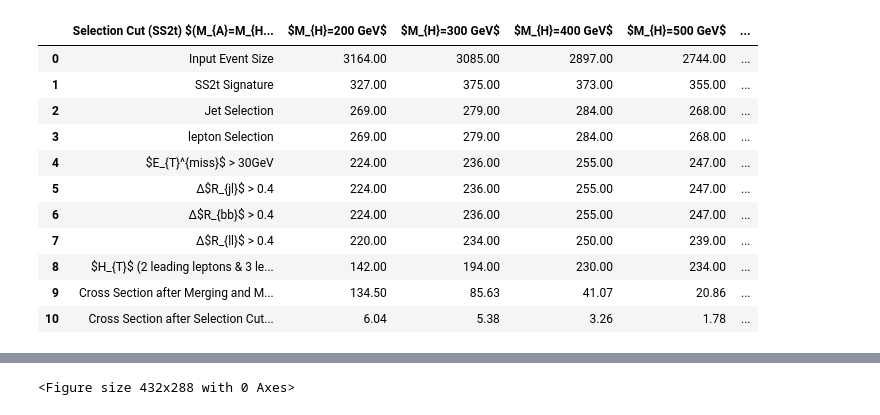
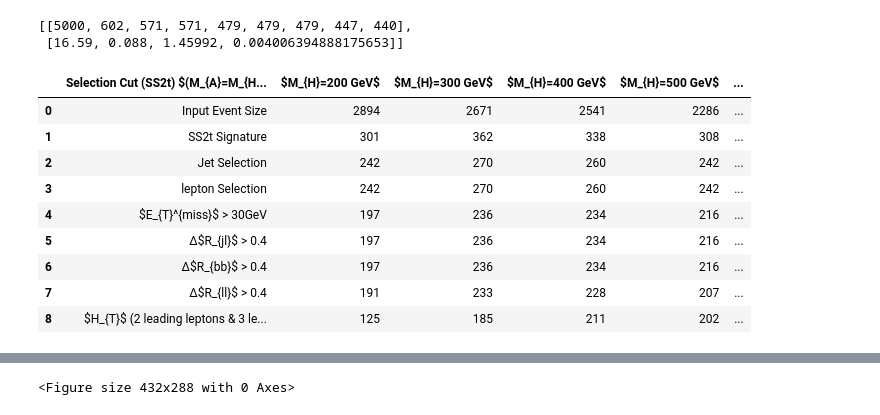
Before and after one commit to dlai211/Triple-Top, a Jupyter notebook: SS2t/SS2t.ipynb, the cells around one changed output, grey strips where cells are left out. Saved outputs shown, nothing was run; the diff lists cells and outputs as text; code cells hidden in the pictures.

```diff
--- a/SS2t/SS2t.ipynb
+++ b/SS2t/SS2t.ipynb
@@ -130,19 +130,28 @@ def function(f_Att, cs):
         if ht > 300:
             event_ht.append(i)
 
-    cs = cs * 1000
-    csf = round(cs * len(event_ht)/EventSize, 2)
+    cs_b = cs * 1000
+    sel_eff = len(event_ht)/EventSize
+    uncertainty = np.sqrt(sel_eff * (1-sel_eff)/ EventSize)
+    cs_f = cs_b * len(event_ht)/EventSize
 
-    return [EventSize, len(event_signal), len(event_lep), len(event_jet), len(event_emiss), len(event_deltaR_jl), len(event_deltaR_bb), len(event_deltaR_ll), len(event_ht), cs, csf]
+    return [[EventSize, len(event_signal), len(event_lep), len(event_jet), len(event_emiss), len(event_deltaR_jl), len(event_deltaR_bb), len(event_deltaR_ll), len(event_ht)], [cs_b, sel_eff, cs_f, uncertainty]]
+
+y = uproot.open('../root/MG5_aMC_v2_7_3/ttZ/Events/run_02/tag_1_delphes_events.root')
+y1 = function(y, 0.01659)
+y1
+# %% [output]
+[[5000, 602, 571, 571, 479, 479, 479, 447, 440],
+ [16.59, 0.088, 1.45992, 0.004006394888175653]]
 # %%
-root_dirs = '../root/MG5_aMC_v2_7_3/test4/Events/'
-root_names = ['run_01/tag_2_delphes_events.root', 'run_02/tag_2_delphes_events.root',
-             'run_03/tag_2_delphes_events.root', 'run_04/tag_1_delphes_events.root',
+root_dirs = '../root/MG5_aMC_v2_7_3/SS2l/Events/'
+root_names = ['run_01/tag_1_delphes_events.root', 'run_02/tag_1_delphes_events.root',
+             'run_03/tag_1_delphes_events.root', 'run_04/tag_1_delphes_events.root',
              'run_05/tag_1_delphes_events.root']
 f_tA = [uproot.open(root_dirs + name) for i, name in enumerate(root_names)]
 # %%
 # Cross Section From Madgraph Generation After Merging and Matching
-cs = np.array([0.1345, 0.08563, 0.04107, 0.02086, 0.01086])
+cs = np.array([0.08282, 0.06048, 0.02923, 0.01365, 0.00721])
 # %%
 m1 = function(f_tA[0], cs[0])
 m2 = function(f_tA[1], cs[1])
@@ -150,35 +159,31 @@ m3 = function(f_tA[2], cs[2])
 m4 = function(f_tA[3], cs[3])
 m5 = function(f_tA[4], cs[4])
 # %%
-name = [r'Input Event Size',
+name1 = [r'Input Event Size',
         'SS2t Signature',
         r'Jet Selection',
         r'lepton Selection',
         r'$E_{T}^{miss}$ > 30GeV',
         r'Δ$R_{jl}$ > 0.4',
         r'Δ$R_{bb}$ > 0.4',
         r'Δ$R_{ll}$ > 0.4',
-        r'$H_{T}$ (2 leading leptons & 3 leading jets) > 300 GeV',
-        'Cross Section after Merging and Matching (fb)',
-        'Cross Section after Selection Cut (fb)']
-fd = pd.DataFrame({r'Selection Cut (SS2t) $(M_{A}=M_{H}+50GeV)$ $\rho_{tc}=1$': name,
-                   r'$M_{H}=200 GeV$': m1,
-                   r'$M_{H}=300 GeV$': m2,
-                   r'$M_{H}=400 GeV$': m3,
-                   r'$M_{H}=500 GeV$': m4,
-                   r'$M_{H}=600 GeV$': m5
+        r'$H_{T}$ (2 leading leptons & 3 leading jets) > 300 GeV']
+fd = pd.DataFrame({r'Selection Cut (SS2t) $(M_{A}=M_{H}+50GeV)$ $\rho_{tc}=1$': name1,
+                   r'$M_{H}=200 GeV$': m1[0],
+                   r'$M_{H}=300 GeV$': m2[0],
+                   r'$M_{H}=400 GeV$': m3[0],
+                   r'$M_{H}=500 GeV$': m4[0],
+                   r'$M_{H}=600 GeV$': m5[0]
                    })
 fd
 # %% [output]
 |  | Selection Cut (SS2t) $(M_{A}=M_{H... | $M_{H}=200 GeV$ | $M_{H}=300 GeV$ | $M_{H}=400 GeV$ | $M_{H}=500 GeV$ | ... |
-| 0 | Input Event Size | 3164.00 | 3085.00 | 2897.00 | 2744.00 | ... |
-| 1 | SS2t Signature | 327.00 | 375.00 | 373.00 | 355.00 | ... |
-| 2 | Jet Selection | 269.00 | 279.00 | 284.00 | 268.00 | ... |
-| 3 | lepton Selection | 269.00 | 279.00 | 284.00 | 268.00 | ... |
-| 4 | $E_{T}^{miss}$ > 30GeV | 224.00 | 236.00 | 255.00 | 247.00 | ... |
-| 5 | Δ$R_{jl}$ > 0.4 | 224.00 | 236.00 | 255.00 | 247.00 | ... |
-| 6 | Δ$R_{bb}$ > 0.4 | 224.00 | 236.00 | 255.00 | 247.00 | ... |
-| 7 | Δ$R_{ll}$ > 0.4 | 220.00 | 234.00 | 250.00 | 239.00 | ... |
-| 8 | $H_{T}$ (2 leading leptons & 3 le... | 142.00 | 194.00 | 230.00 | 234.00 | ... |
-| 9 | Cross Section after Merging and M... | 134.50 | 85.63 | 41.07 | 20.86 | ... |
-| 10 | Cross Section after Selection Cut... | 6.04 | 5.38 | 3.26 | 1.78 | ... |
+| 0 | Input Event Size | 2894 | 2671 | 2541 | 2286 | ... |
+| 1 | SS2t Signature | 301 | 362 | 338 | 308 | ... |
+| 2 | Jet Selection | 242 | 270 | 260 | 242 | ... |
+| 3 | lepton Selection | 242 | 270 | 260 | 242 | ... |
+| 4 | $E_{T}^{miss}$ > 30GeV | 197 | 236 | 234 | 216 | ... |
+| 5 | Δ$R_{jl}$ > 0.4 | 197 | 236 | 234 | 216 | ... |
+| 6 | Δ$R_{bb}$ > 0.4 | 197 | 236 | 234 | 216 | ... |
+| 7 | Δ$R_{ll}$ > 0.4 | 191 | 233 | 228 | 207 | ... |
+| 8 | $H_{T}$ (2 leading leptons & 3 le... | 125 | 185 | 211 | 202 | ... |
```
Also changed, not shown: parts of 6 cells of this notebook.
